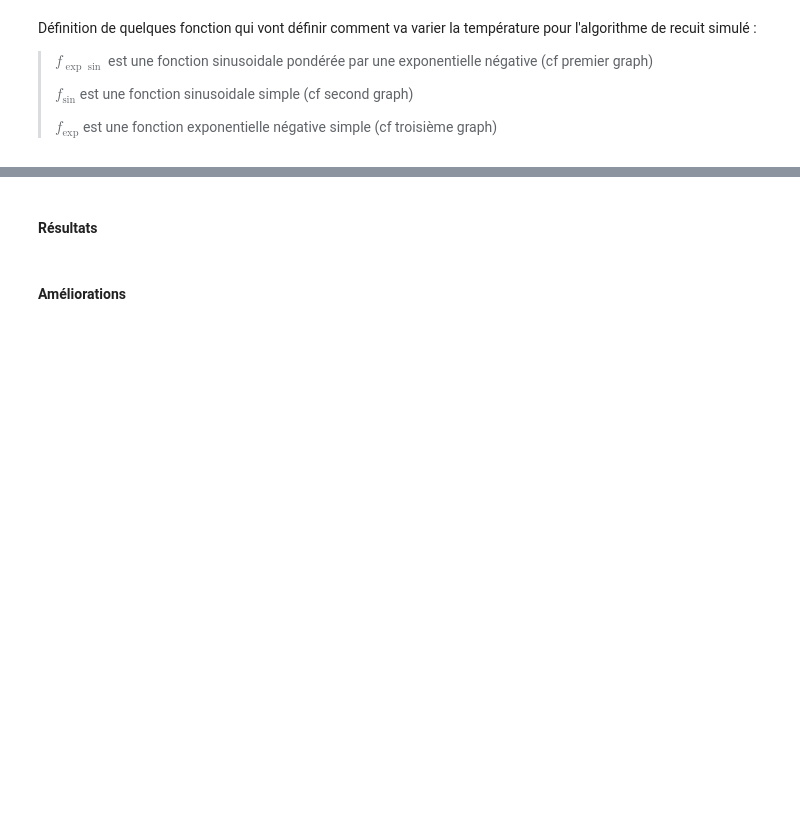
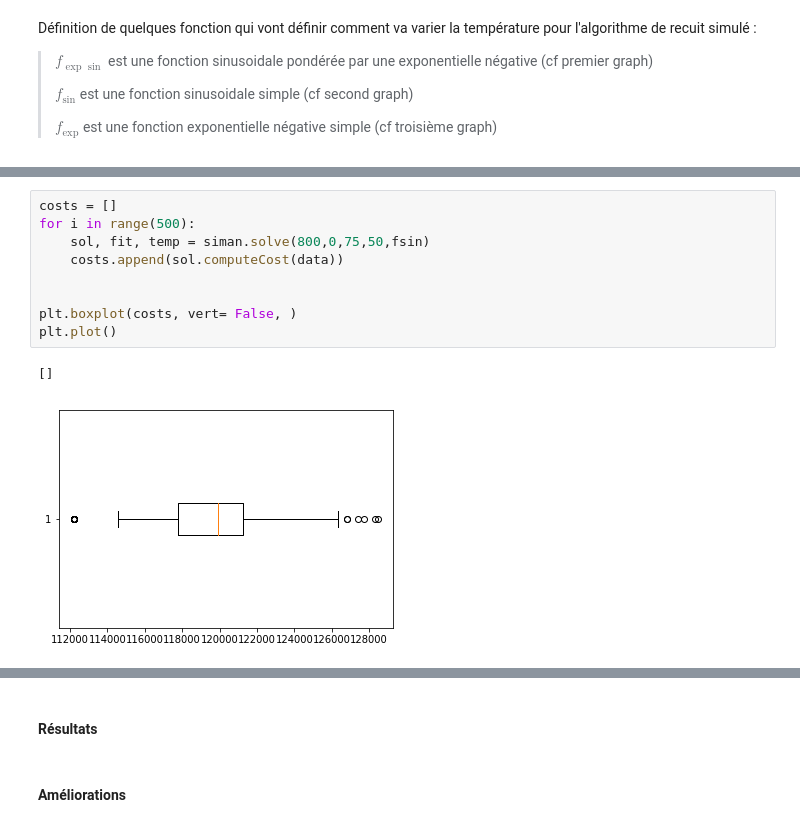
Before and after one commit to M-Garrigues/Quadratic-Assignment-Problem, a Jupyter notebook: notebooks/Taixxa.ipynb, the cells around one changed output, grey strips where cells are left out. Saved outputs shown, nothing was run; the diff lists cells and outputs as text; blank space fills up the shorter version.

```diff
--- a/notebooks/Taixxa.ipynb
+++ b/notebooks/Taixxa.ipynb
@@ -145,0 +209,12 @@ viewer.plot('Fontion fexp')
+# %%
+costs = []
+for i in range(500):
+    sol, fit, temp = siman.solve(800,0,75,50,fsin)
+    costs.append(sol.computeCost(data))
+
+
+plt.boxplot(costs, vert= False, )
+plt.plot()
+# %% [output]
+[]
+[figure, added]
```
Also changed, not shown: parts of 25 cells of this notebook, 1 other file.
